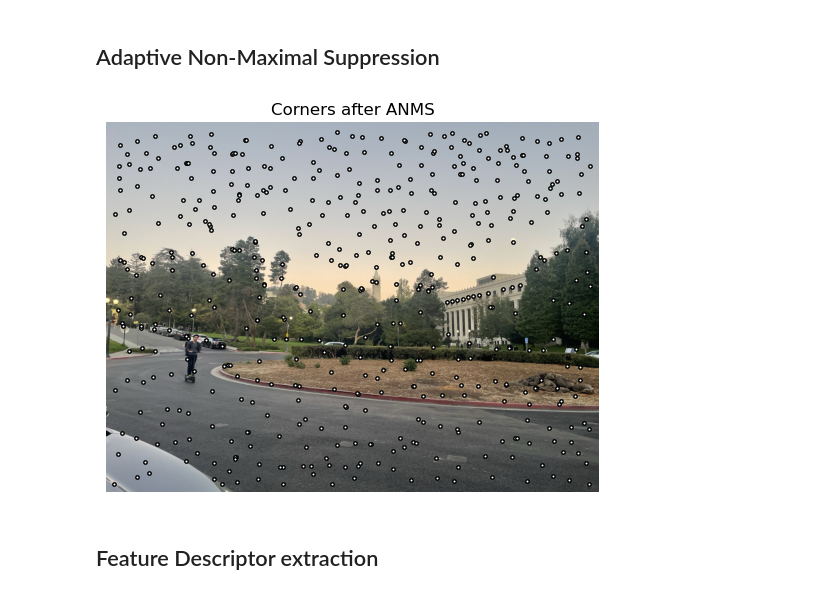
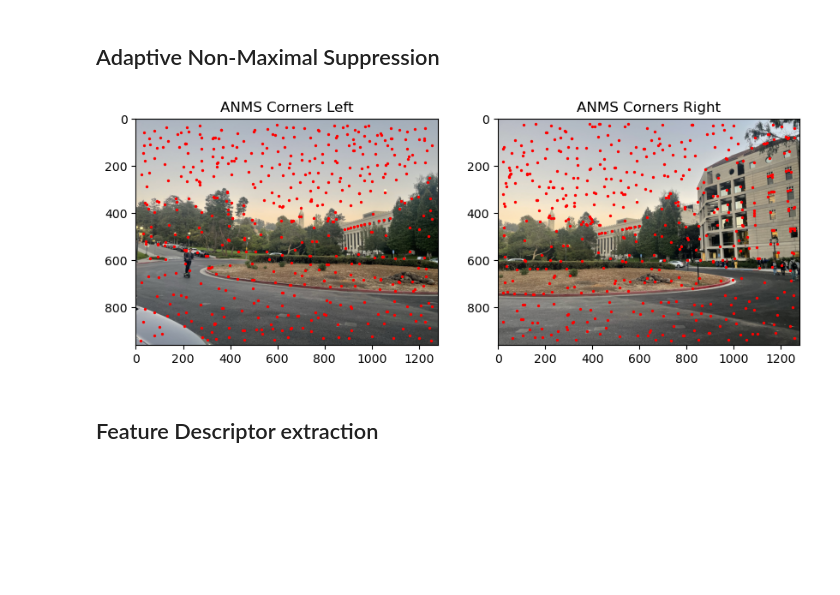
Before and after one commit to filipbagen/cs-180, a Jupyter notebook: p4-image-warping-and-mosaicing/code/4b.ipynb, the cells around one changed output. Saved outputs shown, nothing was run; the diff lists cells and outputs as text; code cells hidden in the pictures; blank space fills up the shorter version.

```diff
--- a/p4-image-warping-and-mosaicing/code/4b.ipynb
+++ b/p4-image-warping-and-mosaicing/code/4b.ipynb
@@ -12,13 +11,13 @@ from harris import get_harris_corners, dist2
 ## Interest Point Detector
 # %%
 # Load images and points
-image1 = plt.imread('../data/IMG_8405.jpeg')
-image2 = plt.imread('../data/IMG_8406.jpeg')
+image_left = plt.imread('../data/IMG_8405.jpeg')
+image_right = plt.imread('../data/IMG_8406.jpeg')
 
 # make panoramal left b&w
-image1_gray = np.mean(image1, axis=2)
-image2_gray = np.mean(image2, axis=2)
+image_left_gray = np.mean(image_left, axis=2)
+image_right_gray = np.mean(image_right, axis=2)
 
-h1, corners1 = get_harris_corners(image1_gray)
-h2, corners2 = get_harris_corners(image2_gray)
+h_left, coords_left = get_harris_corners(image_left_gray)
+h_right, coords_right = get_harris_corners(image_right_gray)
 # %%
@@ -68,15 +67,23 @@ def adaptive_non_maximal_suppression(corners, h, num_points=500, c_robust=0.9):
     return sorted_corners[:, :num_points]
 
 # Apply Adaptive Non-Maximal Suppression to get top corners
-suppressed_coords = adaptive_non_maximal_suppression(corners1, h1, num_points=500)
+suppressed_coords_left = adaptive_non_maximal_suppression(coords_left, h_left)
+suppressed_coords_right = adaptive_non_maximal_suppression(coords_right, h_right)
-# %%
-# Visualize the selected corners after ANMS
-plt.imshow(image1, cmap='gray')
-plt.scatter(suppressed_coords[1], suppressed_coords[0], facecolors='white', edgecolors='black', s=6, linewidths=1)
-plt.title('Corners after ANMS')
-plt.axis('off')
-plt.show()
-# %% [output]
-[figure, removed]
+# %%
+# Display ANMS corners
+plt.figure(figsize=(10, 5))
+plt.subplot(1, 2, 1)
+plt.imshow(image_left, cmap='gray')
+plt.scatter(suppressed_coords_left[1], suppressed_coords_left[0], c='r', s=2)
+plt.title('ANMS Corners Left')
+
+plt.subplot(1, 2, 2)
+plt.imshow(image_right, cmap='gray')
+plt.scatter(suppressed_coords_right[1], suppressed_coords_right[0], c='r', s=2)
+plt.title('ANMS Corners Right')
+
+plt.show()
+# %% [output]
+[figure, added]
 # %% [markdown]
 ## Feature Descriptor extraction
```
Also changed, not shown: parts of 7 cells of this notebook.
